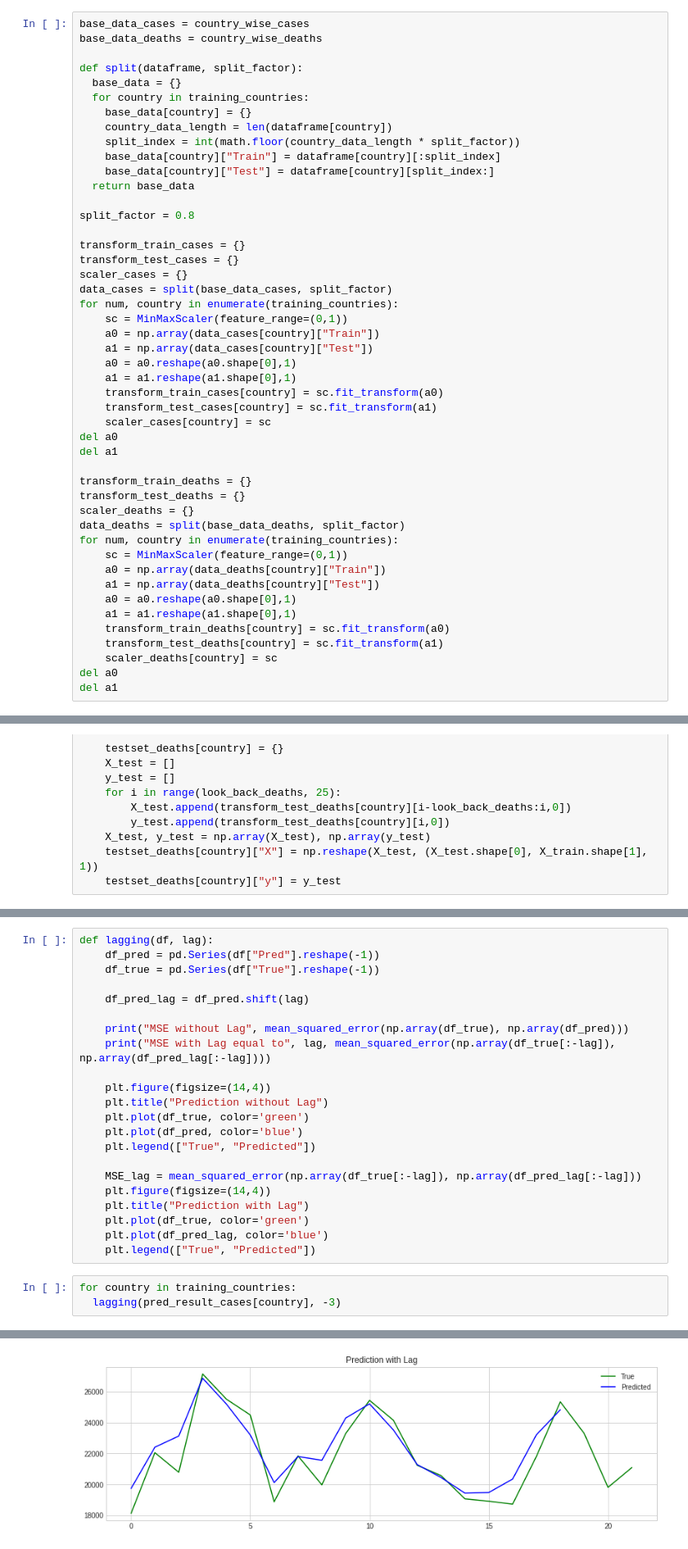
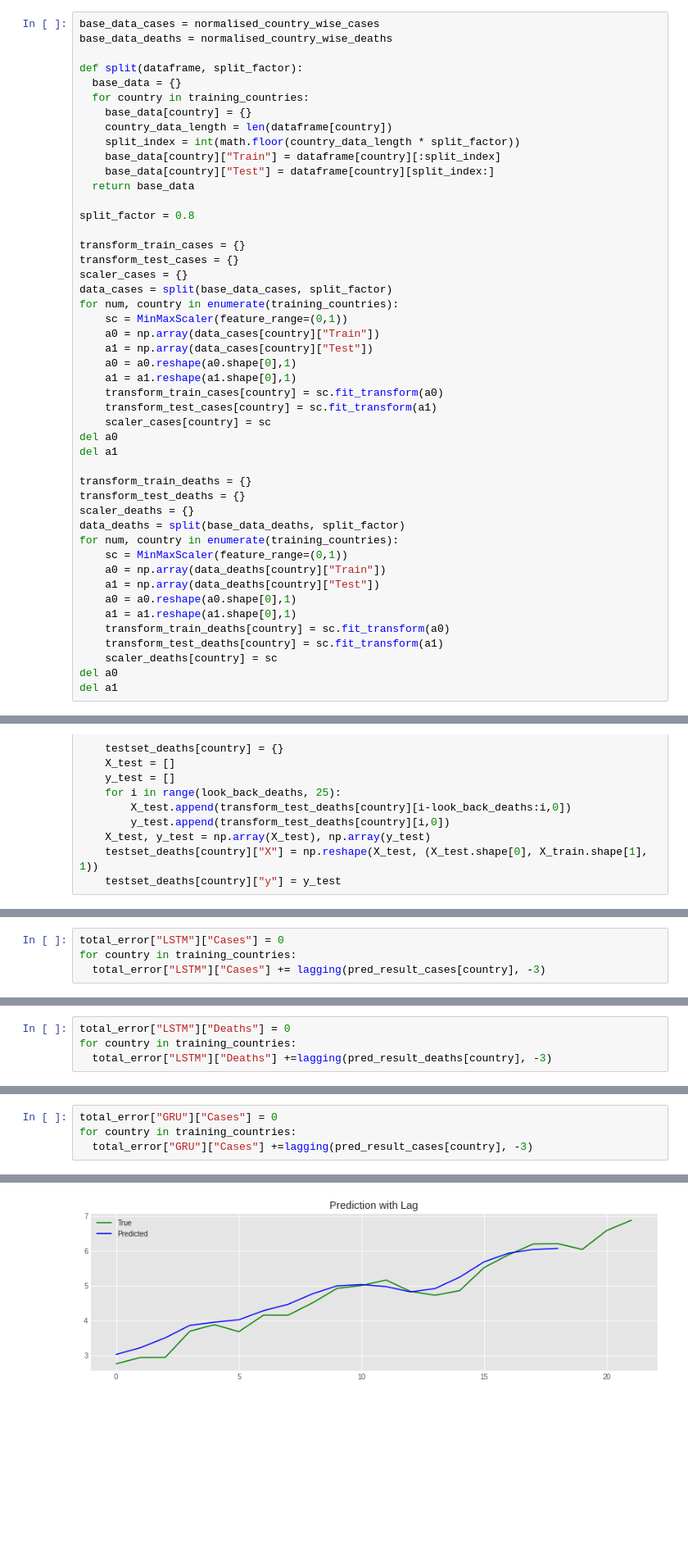
Before and after one commit to kartika-nair/Benchmarking_Of_NODE, a Jupyter notebook: Visualisation.ipynb, the cells around one changed output, grey strips where cells are left out. Shown at 82% size. Cells and saved outputs as stored; diff of their text form; blank space fills up the shorter version.

Commit message:
GRU model added to visualisations

```diff
--- a/Visualisation.ipynb
+++ b/Visualisation.ipynb
@@ -254,8 +254,8 @@ def return_rmse(test,predicted):
 # %% [output]
 Using TensorFlow backend.
 # %%
-base_data_cases = country_wise_cases
-base_data_deaths = country_wise_deaths
+base_data_cases = normalised_country_wise_cases
+base_data_deaths = normalised_country_wise_deaths
 
 def split(dataframe, split_factor):
   base_data = {}
@@ -523,0 +594,4 @@ for country in training_countries:
+# %%
+total_error["LSTM"]["Cases"] = 0
+for country in training_countries:
+  total_error["LSTM"]["Cases"] += lagging(pred_result_cases[country], -3)
@@ -523,0 +611,4 @@ for country in training_countries:
+# %%
+total_error["LSTM"]["Deaths"] = 0
+for country in training_countries:
+  total_error["LSTM"]["Deaths"] +=lagging(pred_result_deaths[country], -3)
@@ -546,26 +778,5 @@ for country in training_countries:
-# %%
-def lagging(df, lag):
-    df_pred = pd.Series(df["Pred"].reshape(-1))
-    df_true = pd.Series(df["True"].reshape(-1))
-
-    df_pred_lag = df_pred.shift(lag)
-
-    print("MSE without Lag", mean_squared_error(np.array(df_true), np.array(df_pred)))
-    print("MSE with Lag equal to", lag, mean_squared_error(np.array(df_true[:-lag]), np.array(df_pred_lag[:-lag])))
-
-    plt.figure(figsize=(14,4))
-    plt.title("Prediction without Lag")
-    plt.plot(df_true, color='green')
-    plt.plot(df_pred, color='blue')
-    plt.legend(["True", "Predicted"])
-
-    MSE_lag = mean_squared_error(np.array(df_true[:-lag]), np.array(df_pred_lag[:-lag]))
-    plt.figure(figsize=(14,4))
-    plt.title("Prediction with Lag")
-    plt.plot(df_true, color='green')
-    plt.plot(df_pred_lag, color='blue')
-    plt.legend(["True", "Predicted"])
 # %%
+total_error["GRU"]["Cases"] = 0
 for country in training_countries:
-  lagging(pred_result_cases[country], -3)
+  total_error["GRU"]["Cases"] +=lagging(pred_result_cases[country], -3)
 # %% [output]
@@ -589 +794 @@ MSE with Lag equal to -3 239002.45301000288
-[figure, old version]
+[figure, new version]
```
Also changed, not shown: parts of 15 cells of this notebook.
